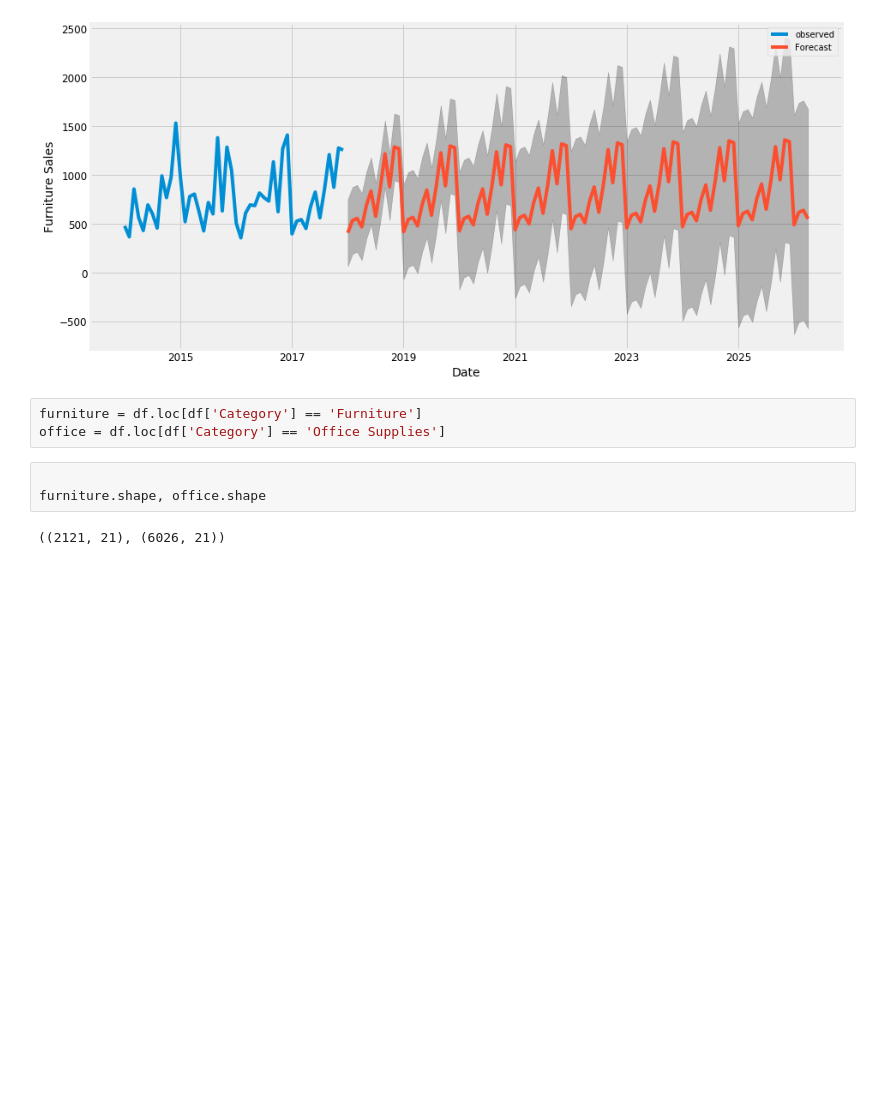
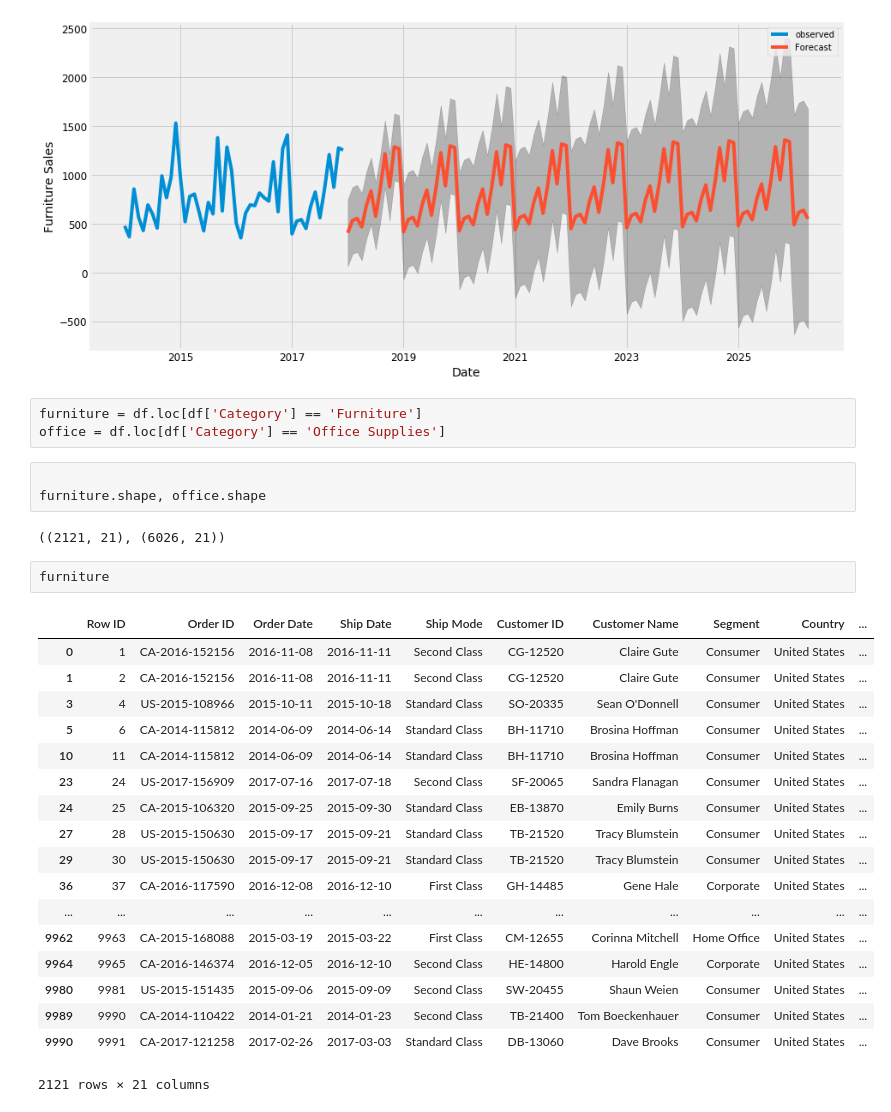
Before and after one commit to diwanshib/Crusaders, a Jupyter notebook: Crusaders forecast.ipynb, the cells around one changed output. Drawn from its saved outputs; the diff is of its cells as text; blank space fills up the shorter version.

```diff
--- a/Crusaders forecast.ipynb
+++ b/Crusaders forecast.ipynb
@@ -246,3 +246,24 @@ office = df.loc[df['Category'] == 'Office Supplies']
 furniture.shape, office.shape
 # %% [output]
 ((2121, 21), (6026, 21))
+# %%
+furniture
+# %% [output]
+|  | Row ID | Order ID | Order Date | Ship Date | Ship Mode | Customer ID | Customer Name | Segment | Country | ... |
+| 0 | 1 | CA-2016-152156 | 2016-11-08 | 2016-11-11 | Second Class | CG-12520 | Claire Gute | Consumer | United States | ... |
+| 1 | 2 | CA-2016-152156 | 2016-11-08 | 2016-11-11 | Second Class | CG-12520 | Claire Gute | Consumer | United States | ... |
+| 3 | 4 | US-2015-108966 | 2015-10-11 | 2015-10-18 | Standard Class | SO-20335 | Sean O'Donnell | Consumer | United States | ... |
+| 5 | 6 | CA-2014-115812 | 2014-06-09 | 2014-06-14 | Standard Class | BH-11710 | Brosina Hoffman | Consumer | United States | ... |
+| 10 | 11 | CA-2014-115812 | 2014-06-09 | 2014-06-14 | Standard Class | BH-11710 | Brosina Hoffman | Consumer | United States | ... |
+| 23 | 24 | US-2017-156909 | 2017-07-16 | 2017-07-18 | Second Class | SF-20065 | Sandra Flanagan | Consumer | United States | ... |
+| 24 | 25 | CA-2015-106320 | 2015-09-25 | 2015-09-30 | Standard Class | EB-13870 | Emily Burns | Consumer | United States | ... |
+| 27 | 28 | US-2015-150630 | 2015-09-17 | 2015-09-21 | Standard Class | TB-21520 | Tracy Blumstein | Consumer | United States | ... |
+| 29 | 30 | US-2015-150630 | 2015-09-17 | 2015-09-21 | Standard Class | TB-21520 | Tracy Blumstein | Consumer | United States | ... |
+| 36 | 37 | CA-2016-117590 | 2016-12-08 | 2016-12-10 | First Class | GH-14485 | Gene Hale | Corporate | United States | ... |
+| ... | ... | ... | ... | ... | ... | ... | ... | ... | ... | ... |
+| 9962 | 9963 | CA-2015-168088 | 2015-03-19 | 2015-03-22 | First Class | CM-12655 | Corinna Mitchell | Home Office | United States | ... |
+| 9964 | 9965 | CA-2016-146374 | 2016-12-05 | 2016-12-10 | Second Class | HE-14800 | Harold Engle | Corporate | United States | ... |
+| 9980 | 9981 | US-2015-151435 | 2015-09-06 | 2015-09-09 | Second Class | SW-20455 | Shaun Weien | Consumer | United States | ... |
+| 9989 | 9990 | CA-2014-110422 | 2014-01-21 | 2014-01-23 | Second Class | TB-21400 | Tom Boeckenhauer | Consumer | United States | ... |
+| 9990 | 9991 | CA-2017-121258 | 2017-02-26 | 2017-03-03 | Standard Class | DB-13060 | Dave Brooks | Consumer | United States | ... |
+2121 rows × 21 columns
```
